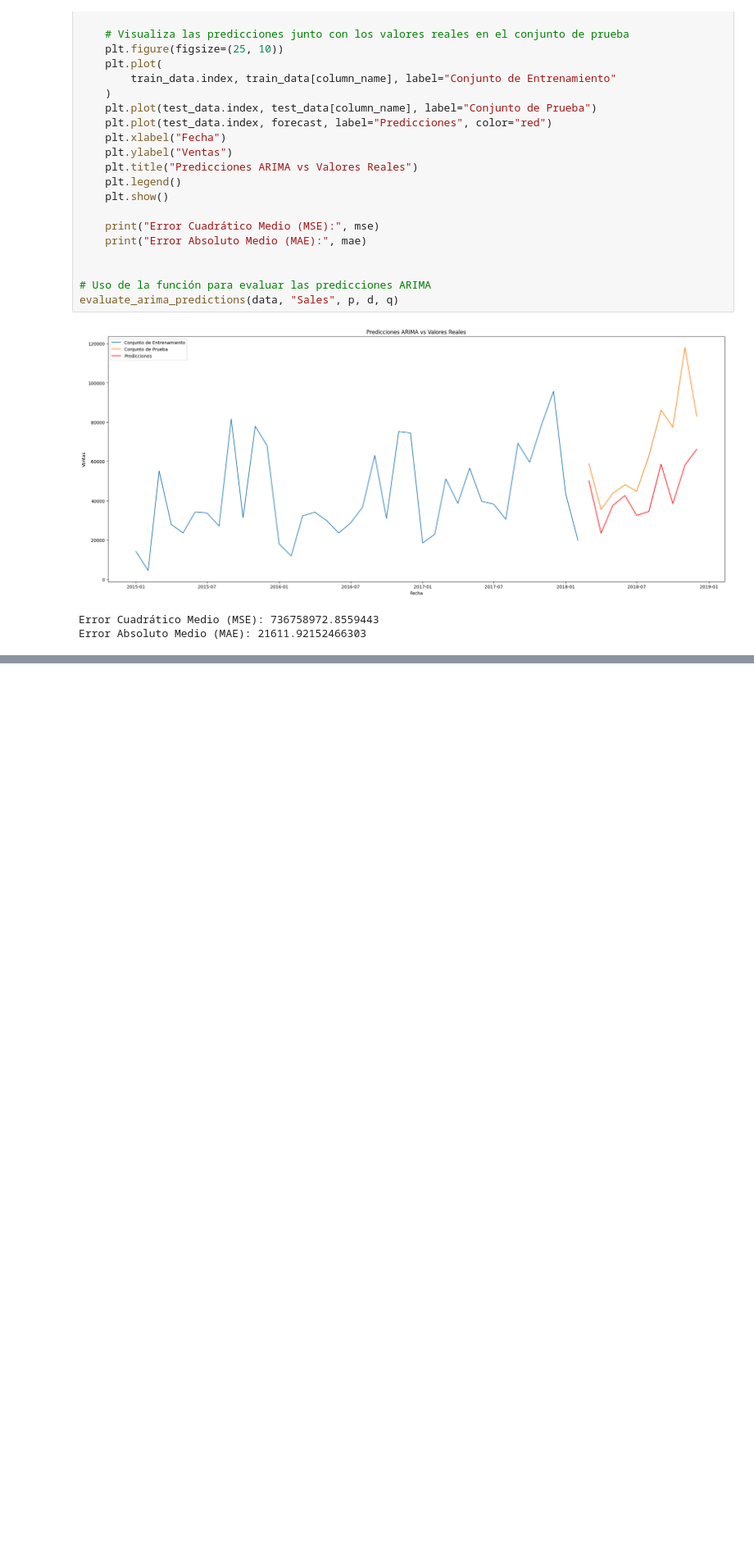
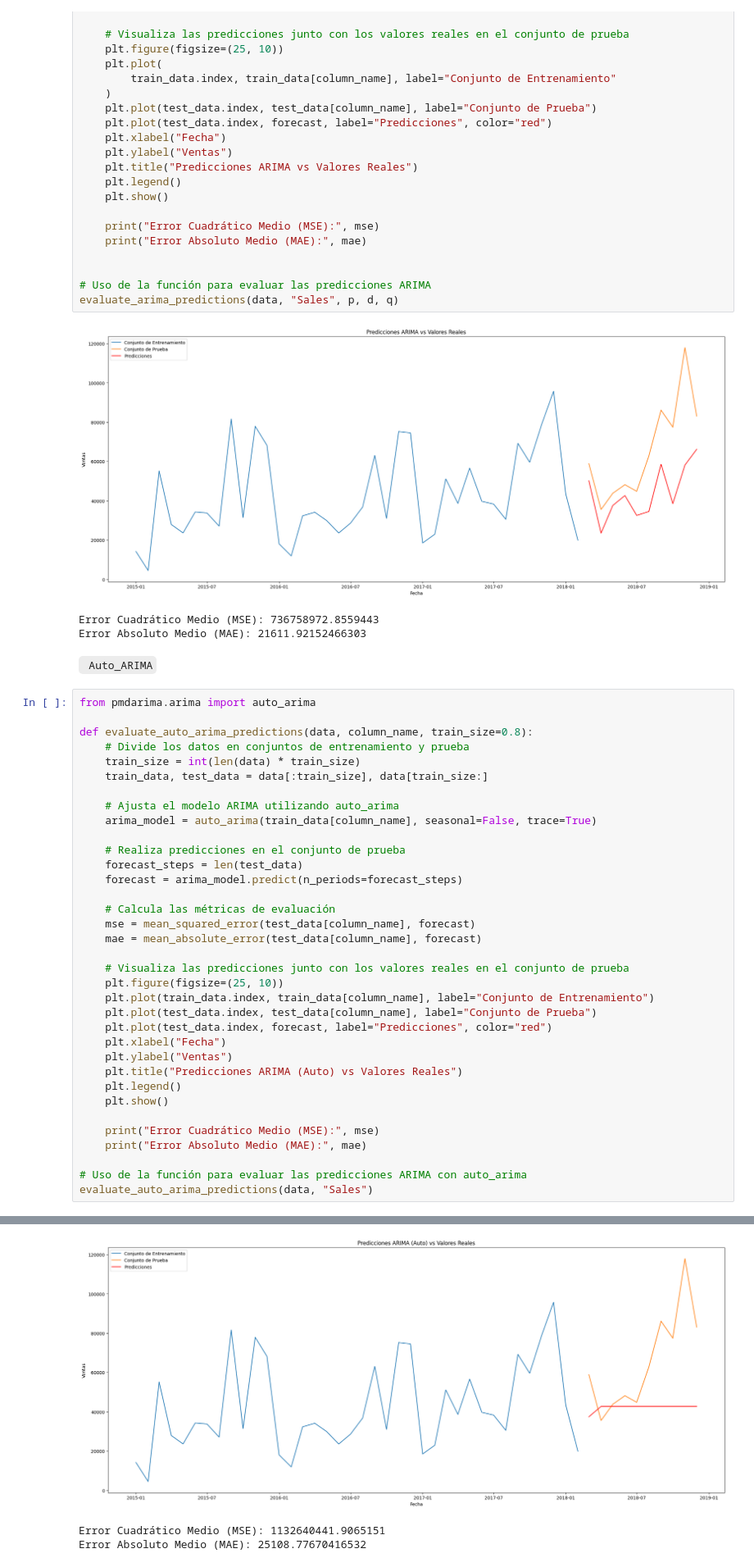
Before and after one commit to hlcxpl/DpyML-6, a Jupyter notebook: DpyML-6.ipynb, the cells around one changed output, grey strips where cells are left out. Shown: that part at 82% size. Drawn from its saved outputs; the diff is of its cells as text; blank space fills up the shorter version.

````diff
--- a/DpyML-6.ipynb
+++ b/DpyML-6.ipynb
@@ -213,3 +213,41 @@ evaluate_arima_predictions(data, "Sales", p, d, q)
 [figure]
 Error Cuadrático Medio (MSE): 736758972.8559443
 Error Absoluto Medio (MAE): 21611.92152466303
+# %% [markdown]
+``` Auto_ARIMA```
+# %%
+from pmdarima.arima import auto_arima
+
+def evaluate_auto_arima_predictions(data, column_name, train_size=0.8):
+    # Divide los datos en conjuntos de entrenamiento y prueba
+    train_size = int(len(data) * train_size)
+    train_data, test_data = data[:train_size], data[train_size:]
+
+    # Ajusta el modelo ARIMA utilizando auto_arima
+    arima_model = auto_arima(train_data[column_name], seasonal=False, trace=True)
+
+    # Realiza predicciones en el conjunto de prueba
+    forecast_steps = len(test_data)
+    forecast = arima_model.predict(n_periods=forecast_steps)
+
+    # Calcula las métricas de evaluación
+    mse = mean_squared_error(test_data[column_name], forecast)
+    mae = mean_absolute_error(test_data[column_name], forecast)
+
+    # Visualiza las predicciones junto con los valores reales en el conjunto de prueba
+    plt.figure(figsize=(25, 10))
+    plt.plot(train_data.index, train_data[column_name], label="Conjunto de Entrenamiento")
+    plt.plot(test_data.index, test_data[column_name], label="Conjunto de Prueba")
+    plt.plot(test_data.index, forecast, label="Predicciones", color="red")
+    plt.xlabel("Fecha")
+    plt.ylabel("Ventas")
+    plt.title("Predicciones ARIMA (Auto) vs Valores Reales")
+    plt.legend()
+    plt.show()
+
+    print("Error Cuadrático Medio (MSE):", mse)
+    print("Error Absoluto Medio (MAE):", mae)
+
+# Uso de la función para evaluar las predicciones ARIMA con auto_arima
+evaluate_auto_arima_predictions(data, "Sales")
+# %% [output]
@@ -215,0 +271,3 @@ Error Absoluto Medio (MAE): 21611.92152466303
+[figure, added]
+Error Cuadrático Medio (MSE): 1132640441.9065151
+Error Absoluto Medio (MAE): 25108.77670416532
````
Also changed, not shown: parts of 1 cell of this notebook, 1 other file.
